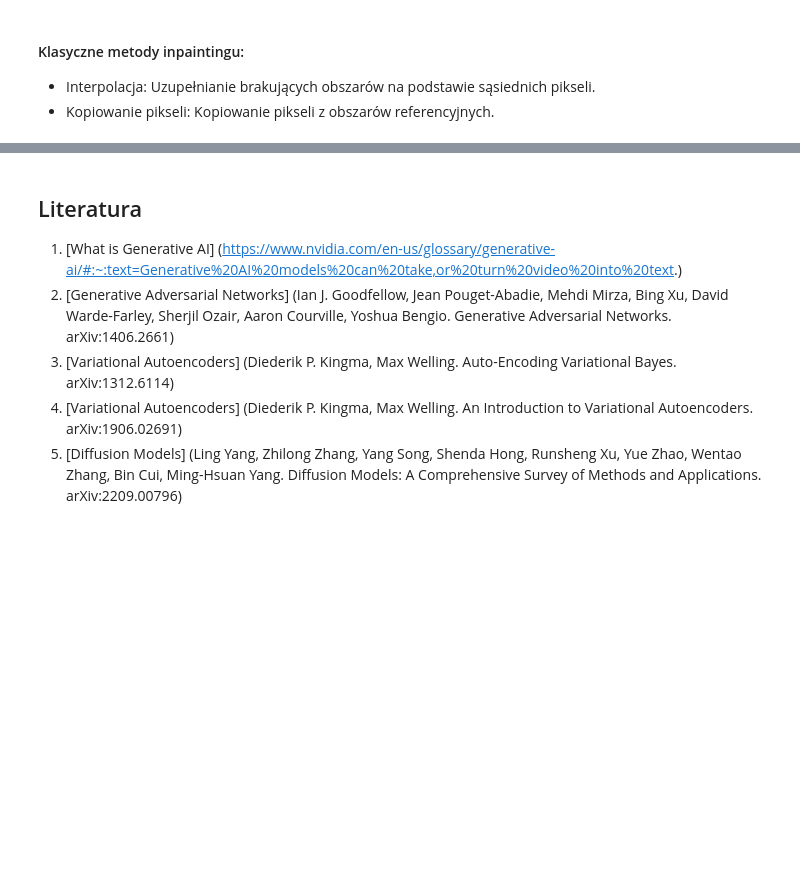
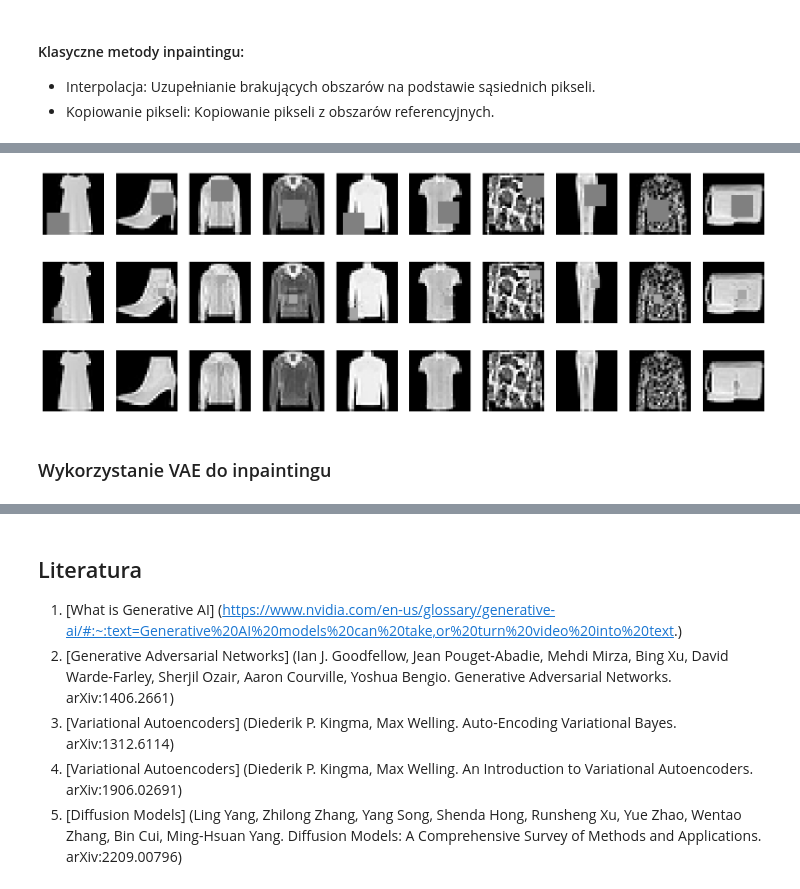
Before and after one commit to JKosciukiewicz/NeuralRendering, a Jupyter notebook: generative.ipynb, the cells around one changed output, grey strips where cells are left out. Saved outputs shown, nothing was run; the diff lists cells and outputs as text; code cells hidden in the pictures; blank space fills up the shorter version.

Commit message:
Inpainting

```diff
--- a/generative.ipynb
+++ b/generative.ipynb
@@ -174,0 +296,4 @@ display_images(original_image, big_rectangle_mask_in_the_middle, simple_inpainti
+# %%
+def save_model(generator, discriminator, path):
+    torch.save(generator.state_dict(), f"{path}/generator.pth")
+    torch.save(discriminator.state_dict(), f"{path}/discriminator.pth")
@@ -174,0 +364,40 @@ display_images(original_image, big_rectangle_mask_in_the_middle, simple_inpainti
+# %%
+train_inpainting_gan(generator_inpaint, optimizer_G, discriminator_inpaint, optimizer_D, criterion, criterion_recon, dataloader, epochs, device)
+# %%
+def show_test_images(generator, device):
+    generator.eval()
+    with torch.no_grad():
+        for i, (images, _) in enumerate(dataloader):
+            images = images.to(device)
+            masked_images, masks = mask_images(images, mask_size=10)
+            masked_images, masks = masked_images.to(device), masks.to(device)
+            fake_images = generator(masked_images, masks)
+
+            plt.figure(figsize=(20, 7))
+            for j in range(10):
+                plt.subplot(3, 10, j + 1)
+                plt.imshow(masked_images[j].cpu().numpy().transpose(1, 2, 0).squeeze(), cmap='gray')
+                plt.axis('off')
+
+                plt.subplot(3, 10, j + 11)
+                plt.imshow(fake_images[j].cpu().numpy().transpose(1, 2, 0).squeeze(), cmap='gray')
+                plt.axis('off')
+
+                plt.subplot(3, 10, j + 21)
+                plt.imshow(images[j].cpu().numpy().transpose(1, 2, 0).squeeze(), cmap='gray')
+                plt.axis('off')
+
+            plt.show()
+
+            if i == 0:
+                break
+# %%
+generator_inpaint = GeneratorInpaint().to(device)
+generator_inpaint.load_state_dict(torch.load("models/saved/inpainting_gan/generator.pth"))
+generator_inpaint = generator_inpaint.to(device)
+
+show_test_images(generator_inpaint, device)
+# %% [output]
+[figure, added]
+# %% [markdown]
+### Wykorzystanie VAE do inpaintingu
```
Also changed, not shown: parts of 31 cells of this notebook, 2 other files.
